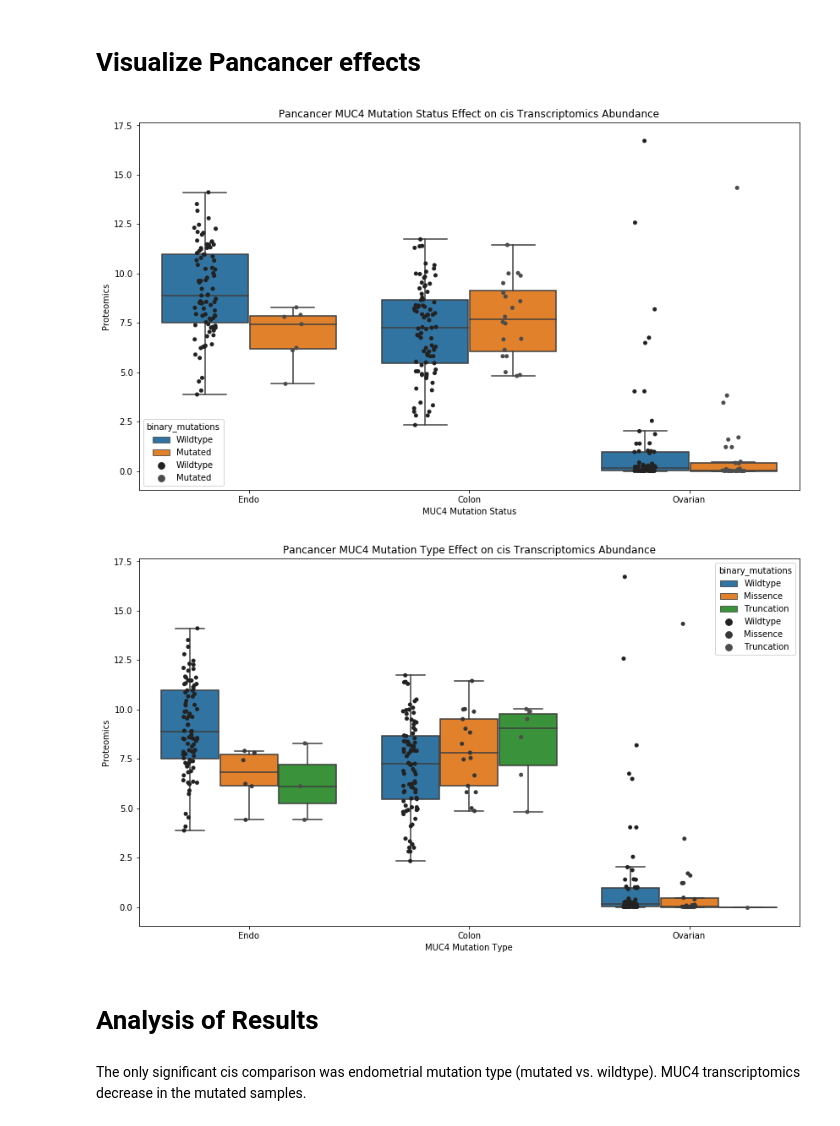
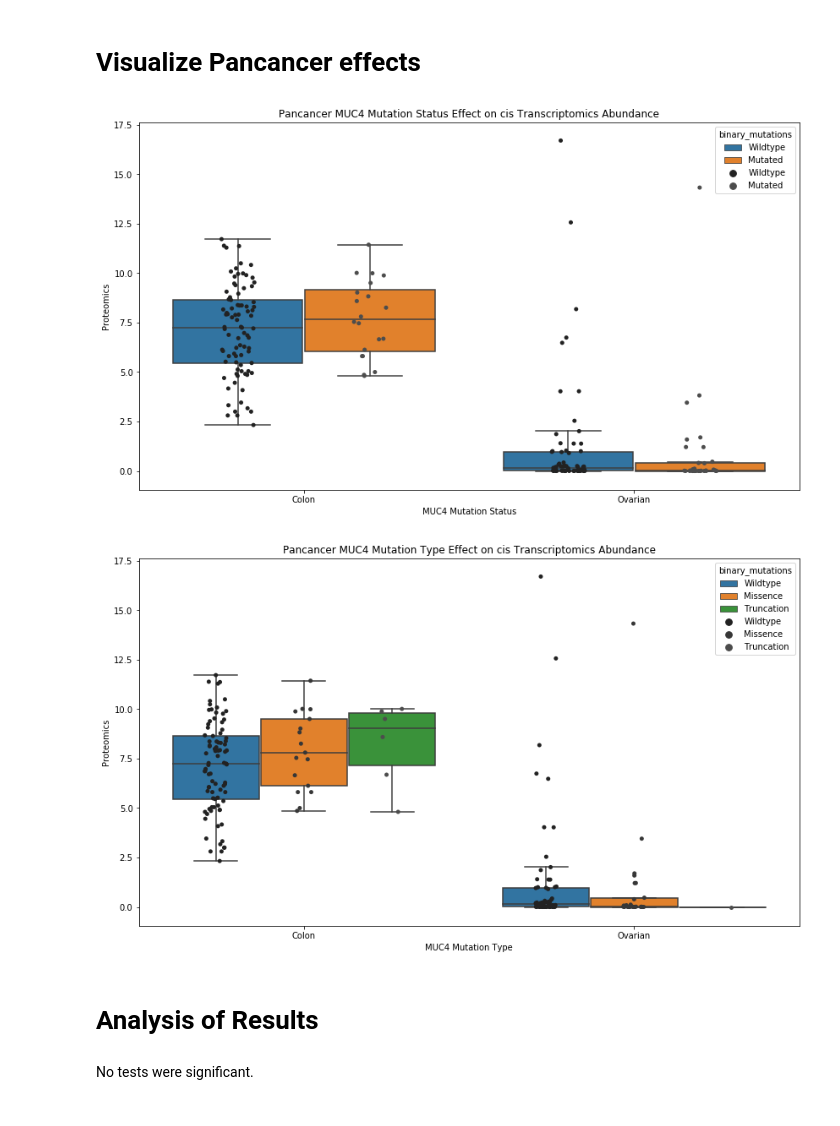
Before and after one commit to PayneLab/WhenMutationsMatter, a Jupyter notebook: Protein Notebooks/MUC4/MUC4_cis_transcriptomics.ipynb, the cells around one changed output. Cells and saved outputs as stored; diff of their text form; code cells hidden in the pictures.

```diff
--- a/Protein Notebooks/MUC4/MUC4_cis_transcriptomics.ipynb
+++ b/Protein Notebooks/MUC4/MUC4_cis_transcriptomics.ipynb
@@ -95,12 +91,12 @@ plt.show()
 Repeat above steps with mutation type comparison (missense vs. truncation)
 # %%
 # Prepare data frame for T-test
-en_type = f.get_missence_truncation_comparison(en_object, omics, 'transcriptomics', gene)
+ov_type = f.get_missence_truncation_comparison(ov_object, omics, 'transcriptomics', gene)
 #print(en_type.head())
 
 # T-test comparing means of missense vs. truncation effect on cis omics
 print("Doing t-test comparison for mutation type\n")
-significant_pval_results = al.wrap_ttest(en_type, 'binary_mutations', omics_col_list)
+significant_pval_results = al.wrap_ttest(ov_type, 'binary_mutations', omics_col_list)
 print(significant_pval_results)
 # %% [output]
 Doing t-test comparison for mutation type
@@ -195,10 +183,0 @@ ovarian_freq_mut = al.get_frequently_mutated(ovarian_object, cutoff = desired_cu
-# %%
-gene = 'MUC4'
-
-ov_omics = ovarian_object.get_transcriptomics()
-# %%
-ov_status = f.format_cis_comparison_data(ovarian_object, ov_omics, 'transcriptomics', gene)
-
-print("Doing t-test comparison for mutation status\n")
-significant_pval_results = al.wrap_ttest(ov_status, 'binary_mutations', omics_col_list)
-print(significant_pval_results)
@@ -222,15 +183,0 @@ plt.show()
-# %%
-ov_type = f.get_missence_truncation_comparison(ovarian_object, ov_omics, 'transcriptomics', gene)
-
-print("Doing t-test comparison for mutation type\n")
-significant_pval_results = al.wrap_ttest(ov_type, 'binary_mutations', omics_col_list)
-print(significant_pval_results)
-
-# Step 5 - Create boxplt to compare mutation type effect on omics data
-en_cis_boxplot = sns.boxplot(data = ov_type, x = 'binary_mutations',
-                          y = transcriptomics_col, order = ["Missence","Truncation"], showfliers = False)
-en_cis_boxplot.set_title(gene + " Mutation Type Effect on cis Transcriptomics in Ovarian Tumors")
-en_cis_boxplot = sns.stripplot(data= ov_type, x = 'binary_mutations',
-                            y = transcriptomics_col,jitter = True, color = ".3", order = ["Missence","Truncation"])
-en_cis_boxplot.set(xlabel = gene + " Mutation Type", ylabel = 'Transcriptomics')
-plt.show()
@@ -244,48 +185,46 @@ None
 # Visualize Pancancer effects
 # %%
 # Create a dataframe with pancancer data and labeling for mutation status and type
-en_mut_status = en_status.assign(Cancer= 'Endo')
 co_mut_status = co_status.assign(Cancer= 'Colon')
 ov_mut_status = ov_status.assign(Cancer= 'Ovarian')
-en_mut_type = en_type.assign(Cancer= 'Endo')
 co_mut_type = co_type.assign(Cancer= 'Colon')
 ov_mut_type = ov_type.assign(Cancer= 'Ovarian')
 
-pancancer_data = pd.concat([en_mut_status, co_mut_status, ov_mut_status, en_mut_type, co_mut_type, ov_mut_type])
+pancancer_data = pd.concat([co_mut_status, ov_mut_status, co_mut_type, ov_mut_type])
 pancancer_df = pd.melt(pancancer_data, id_vars=['Cancer','binary_mutations'], value_name= 'transcriptomics')
 
 # Visualize mutation status (mutated vs. wildtype) accross cancers
 plt.rcParams['figure.figsize']=(14,8) #size of plot
 cis_status = sns.boxplot(
     x='Cancer', y="transcriptomics", hue = 'binary_mutations', hue_order = ['Wildtype', 'Mutated'], data=pancancer_df, showfliers = False)
 cis_status.set_title('Pancancer ' + gene + " Mutation Status Effect on cis Transcriptomics Abundance")
 cis_status = sns.stripplot(x='Cancer', y="transcriptomics", hue = 'binary_mutations', data=pancancer_df,
                             jitter = True, color = ".3", hue_order = ['Wildtype', 'Mutated'], dodge = True)
 cis_status.set(xlabel = gene + " Mutation Status", ylabel = 'Proteomics')
 
 plt.show()
 
 plt.clf()
 plt.close()
 
 # Visualize mutation type (missence vs. truncation) accross cancers
 cis_status = sns.boxplot(
     x='Cancer', y="transcriptomics", hue = 'binary_mutations', hue_order = ['Wildtype', 'Missence', 'Truncation'],
     data = pancancer_df, showfliers = False)
 cis_status.set_title('Pancancer ' + gene + " Mutation Type Effect on cis Transcriptomics Abundance")
 cis_status = sns.stripplot(
     x='Cancer', y="transcriptomics", hue = 'binary_mutations', data = pancancer_df, jitter = True, color = ".3",
     hue_order = ['Wildtype', 'Missence', 'Truncation'], dodge = True)
 cis_status.set(xlabel = gene + " Mutation Type", ylabel = 'Proteomics')
 plt.rcParams['figure.figsize']=(14,8) #size of plot
 plt.show()
 
 plt.clf()
 plt.close()
 # %% [output]
-[figure, old version]
+[figure, new version]
-[figure, old version]
+[figure, new version]
 # %% [markdown]
 # Analysis of Results
-# %% [markdown]
-The only significant cis comparison was endometrial mutation type (mutated vs. wildtype). MUC4 transcriptomics decrease in the mutated samples.
+# %% [markdown]
+No tests were significant.
```
Also changed, not shown: parts of 17 cells of this notebook, 12 other files.
